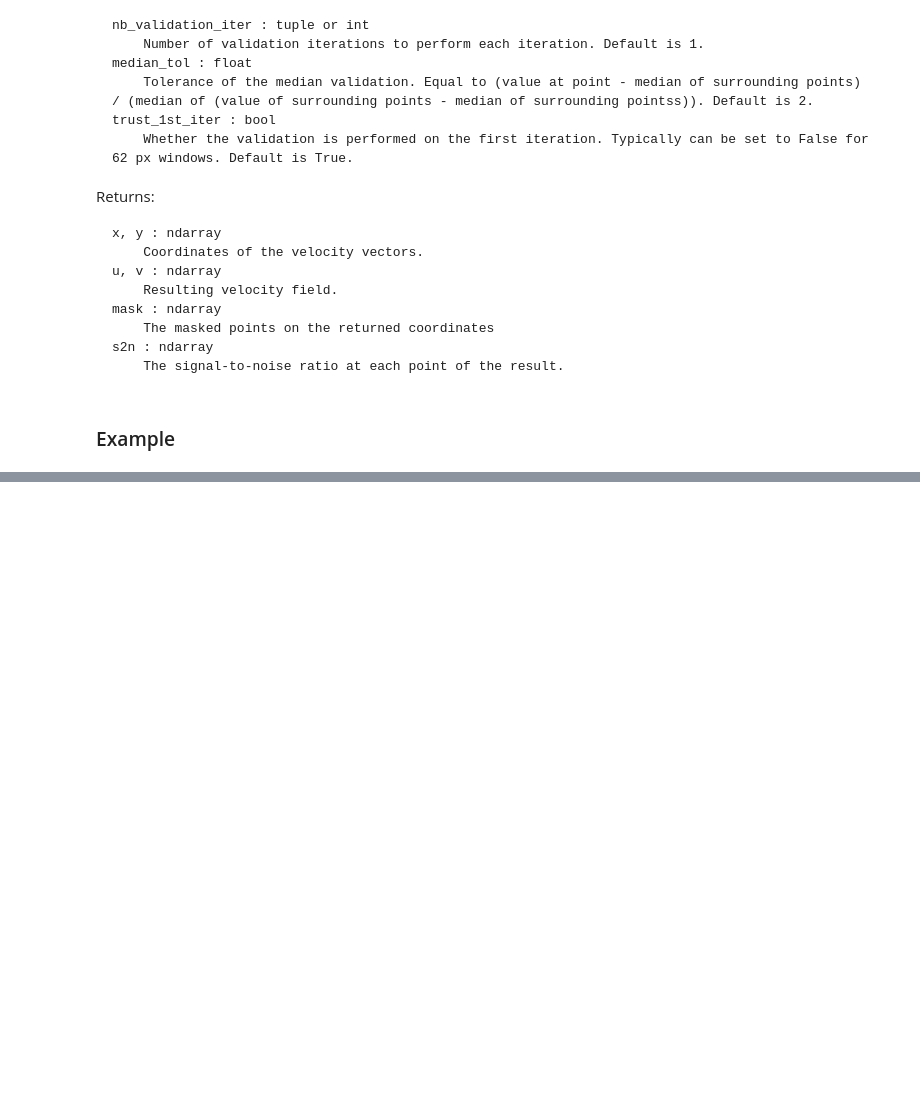
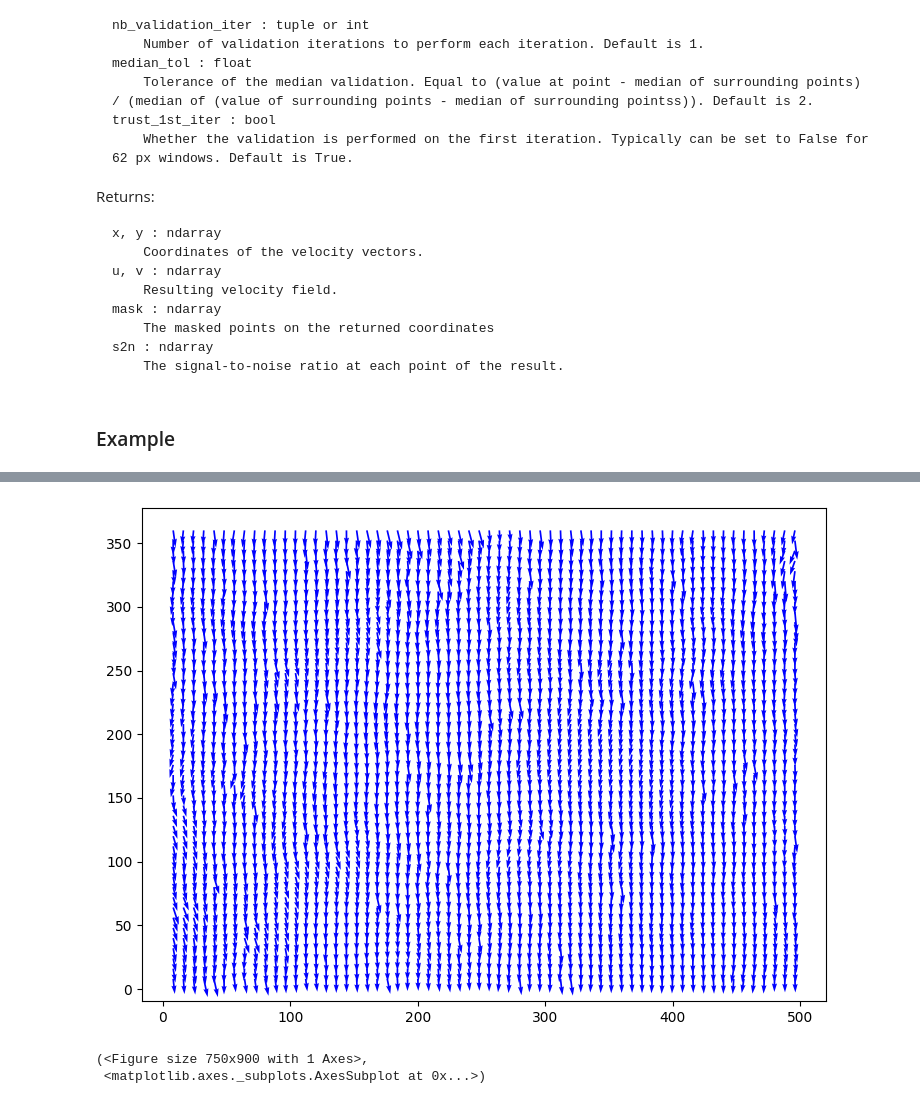
Before and after one commit to OpenPIV/openpiv-python-gpu, a Jupyter notebook: Openpiv_Python_Tutorial_Basic.ipynb, the cells around one changed output, grey strips where cells are left out. Drawn from its saved outputs; the diff is of its cells as text; code cells hidden in the pictures; blank space fills up the shorter version.

```diff
--- a/Openpiv_Python_Tutorial_Basic.ipynb
+++ b/Openpiv_Python_Tutorial_Basic.ipynb
@@ -118,3 +199,8 @@ NameError: name 'tools' is not defined
 # %%
 # The results can be visualized using the openpiv.tools module.
-tools.display_vector_field('exp1_001_gpu.txt', scale=250, width=0.0025)
+fig, ax = plt.subplots(figsize=(7.5, 9), dpi=100, tight_layout=True)
+tools.display_vector_field('exp1_001_gpu.txt', ax=ax, scale=250, width=0.0025)
+# %% [output]
+[figure, added]
+(<Figure size 750x900 with 1 Axes>,
+ <matplotlib.axes._subplots.AxesSubplot at 0x...>)
```
Also changed, not shown: parts of 14 cells of this notebook.
